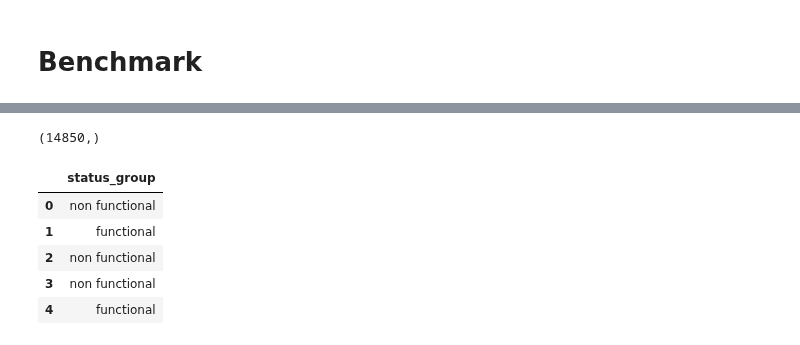
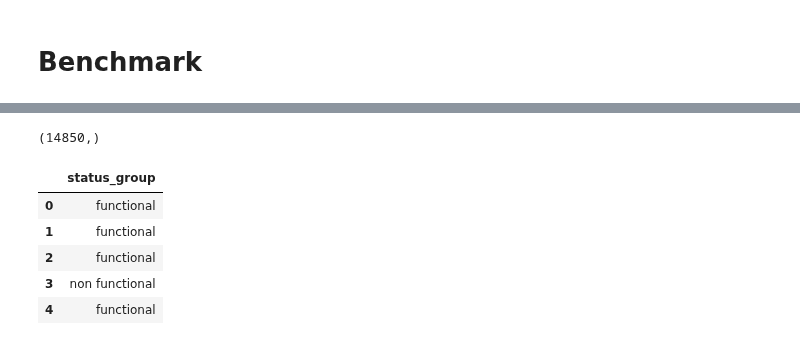
Before and after one commit to msampathkumar/datadriven, a Jupyter notebook: BenchMarkSeed_0.7970.ipynb, the cells around one changed output, grey strips where cells are left out. Saved outputs shown, nothing was run; the diff lists cells and outputs as text; code cells hidden in the pictures.

```diff
--- a/BenchMarkSeed_0.7970.ipynb
+++ b/BenchMarkSeed_0.7970.ipynb
@@ -21,0 +28,7 @@ RAW_X.head(5).T
+# %%
+
+na_cols = 'funder installer subvillage scheme_management scheme_name'.split()
+RAW_X[na_cols] = RAW_X[na_cols].fillna('Other')
+RAW_TEST_X[na_cols] = RAW_TEST_X[na_cols].fillna('Other')
+
+COMPLETE_RAW_DATA = pd.concat([RAW_X.copy(), RAW_TEST_X.copy()])
@@ -21,0 +43,5 @@ RAW_X.head(5).T
+# %%
+# http://stackoverflow.com/questions/24458645/label-encoding-across-multiple-columns-in-scikit-learn
+d = defaultdict(preprocessing.LabelEncoder)
+
+COMPLETE_RAW_DATA.apply(lambda x: d[x.name].fit(x))
@@ -22,18 +66,9 @@ RAW_X.head(5).T
 # %%
-from collections import defaultdict
-from sklearn import preprocessing
-
-# http://stackoverflow.com/questions/24458645/label-encoding-across-multiple-columns-in-scikit-learn
-d = defaultdict(preprocessing.LabelEncoder)
-
-# Encode
-sam = pd.concat([RAW_X, test_submission]).fillna('').apply(lambda x: d[x.name].fit(x))
-
 # DE-Encoding the variable
 X = RAW_X.apply(lambda x: d[x.name].transform(x))
 
 # DE-Encoding the variable
-test_submission = test_submission.apply(lambda x: d[x.name].transform(x))
+RAW_TEST_X = RAW_TEST_X.apply(lambda x: d[x.name].transform(x))
 
 #
 le = preprocessing.LabelEncoder().fit(y)
@@ -64,4 +86,4 @@ y_train
 # %%
-clf = clf.fit(X_train, y_train.ravel())
+clf = clf.fit(X_train, y_train)
 # %%
 pred = clf.predict_proba(X_test)
@@ -107,17 +110,17 @@ test_submission.head(2)
 # %%
 # predictions = clf.predict_proba(test_submission)
-predictions = clf.predict(test_submission)
+predictions = clf.predict(RAW_TEST_X)
 print (predictions.shape)
 predictions_labels = le.inverse_transform(predictions)
 # sub = pd.DataFrame(predictions, columns=list(le.classes_))
 sub = pd.DataFrame(predictions_labels, columns=['status_group'])
 sub.head()
 # %% [output]
 (14850,)
 |  | status_group |
-| 0 | non functional |
+| 0 | functional |
 | 1 | functional |
-| 2 | non functional |
+| 2 | functional |
 | 3 | non functional |
 | 4 | functional |
 # %%
```
Also changed, not shown: parts of 19 cells of this notebook, 8 other files.
